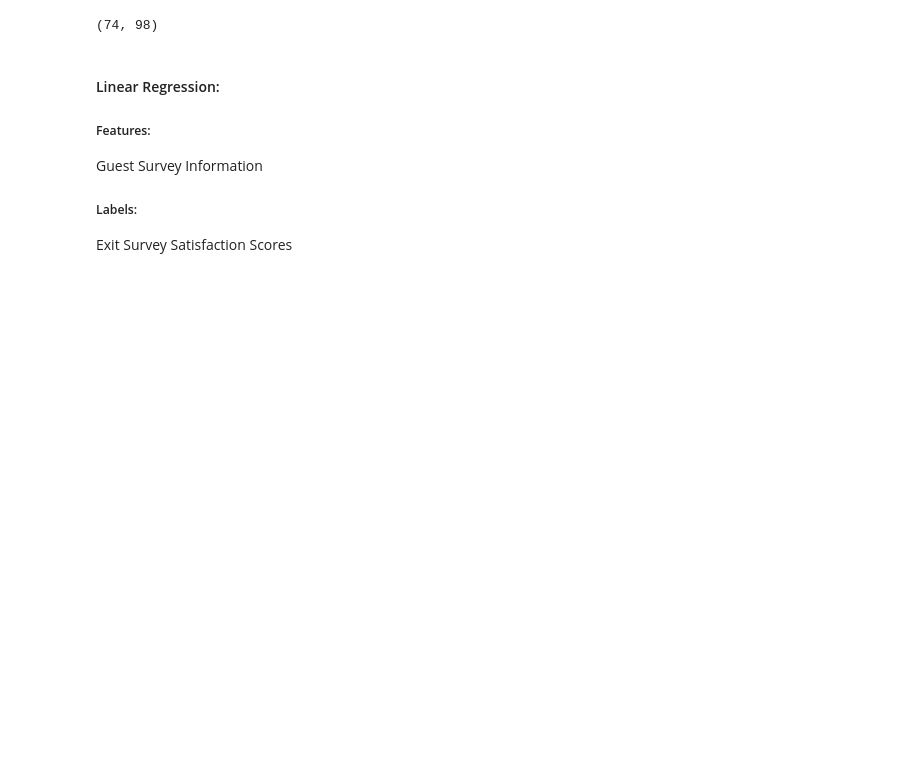
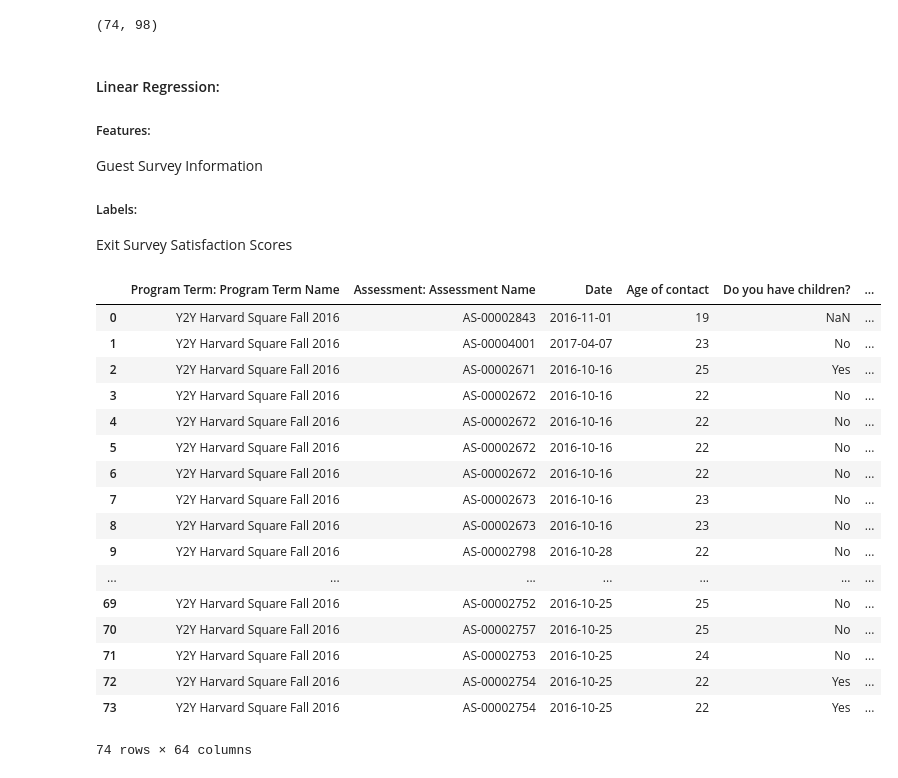
Before and after one commit to moniljhaveri/ec506Project, a Jupyter notebook: Project-Progress-Report.ipynb, the cells around one changed output. Saved outputs shown, nothing was run; the diff lists cells and outputs as text; code cells hidden in the pictures; blank space fills up the shorter version.

```diff
--- a/Project-Progress-Report.ipynb
+++ b/Project-Progress-Report.ipynb
@@ -448,4 +441,31 @@ guest_exit_uniq_df.shape
 Guest Survey Information
 ##### Labels:
 Exit Survey Satisfaction Scores
+# %%
+guestList = list(dfGuest)
+guestList.remove('Participant for this Assessment: First Name')
+guestList.remove('Participant for this Assessment: Last Name')
+exitList = list(dfExit)
+dfGuest1 = guest_exit_uniq_df[guestList]
+dfExit1 = guest_exit_uniq_df[exitList]
+dfGuest1
+# %% [output]
+|  | Program Term: Program Term Name | Assessment: Assessment Name | Date | Age of contact | Do you have children? | ... |
+| 0 | Y2Y Harvard Square Fall 2016 | AS-00002843 | 2016-11-01 | 19 | NaN | ... |
+| 1 | Y2Y Harvard Square Fall 2016 | AS-00004001 | 2017-04-07 | 23 | No | ... |
+| 2 | Y2Y Harvard Square Fall 2016 | AS-00002671 | 2016-10-16 | 25 | Yes | ... |
+| 3 | Y2Y Harvard Square Fall 2016 | AS-00002672 | 2016-10-16 | 22 | No | ... |
+| 4 | Y2Y Harvard Square Fall 2016 | AS-00002672 | 2016-10-16 | 22 | No | ... |
+| 5 | Y2Y Harvard Square Fall 2016 | AS-00002672 | 2016-10-16 | 22 | No | ... |
+| 6 | Y2Y Harvard Square Fall 2016 | AS-00002672 | 2016-10-16 | 22 | No | ... |
+| 7 | Y2Y Harvard Square Fall 2016 | AS-00002673 | 2016-10-16 | 23 | No | ... |
+| 8 | Y2Y Harvard Square Fall 2016 | AS-00002673 | 2016-10-16 | 23 | No | ... |
+| 9 | Y2Y Harvard Square Fall 2016 | AS-00002798 | 2016-10-28 | 22 | No | ... |
+| ... | ... | ... | ... | ... | ... | ... |
+| 69 | Y2Y Harvard Square Fall 2016 | AS-00002752 | 2016-10-25 | 25 | No | ... |
+| 70 | Y2Y Harvard Square Fall 2016 | AS-00002757 | 2016-10-25 | 25 | No | ... |
+| 71 | Y2Y Harvard Square Fall 2016 | AS-00002753 | 2016-10-25 | 24 | No | ... |
+| 72 | Y2Y Harvard Square Fall 2016 | AS-00002754 | 2016-10-25 | 22 | Yes | ... |
+| 73 | Y2Y Harvard Square Fall 2016 | AS-00002754 | 2016-10-25 | 22 | Yes | ... |
+74 rows × 64 columns
 # %%
```
Also changed, not shown: parts of 11 cells of this notebook.
